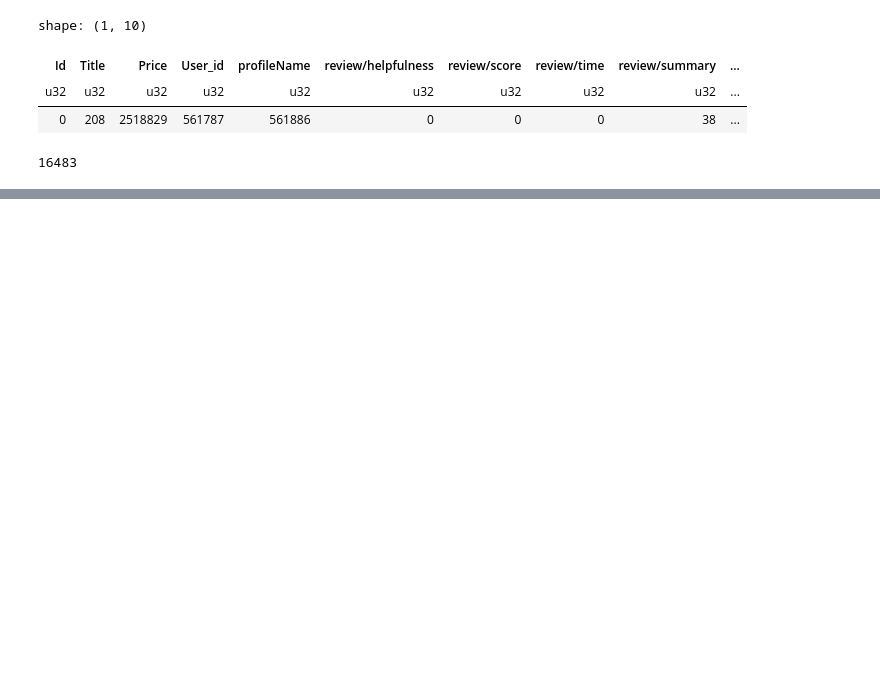
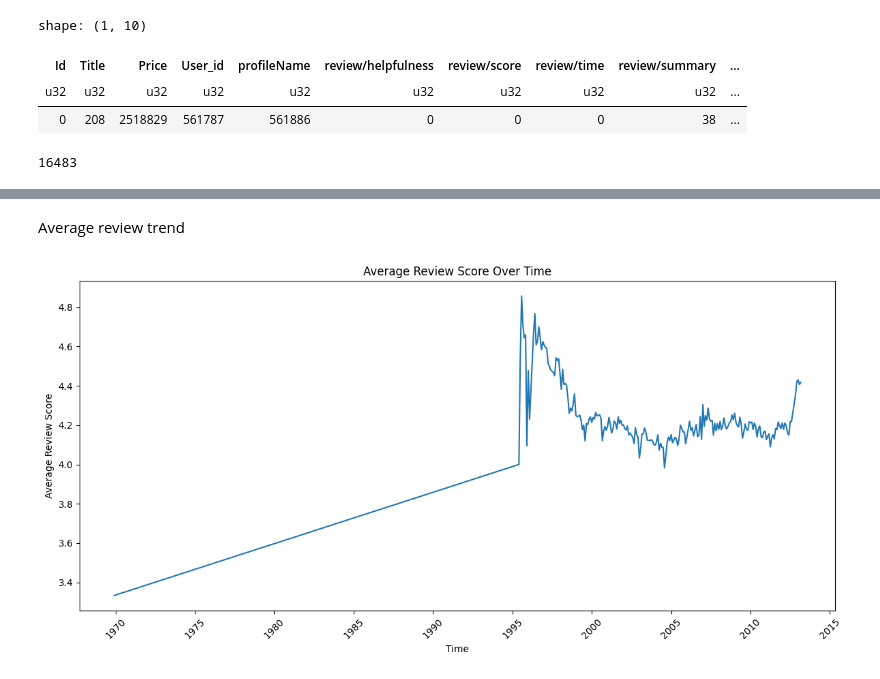
Before and after one commit to VIOLDAVE/Massive-Algorithm, a Jupyter notebook: Market.ipynb, the cells around one changed output, grey strips where cells are left out. Drawn from its saved outputs; the diff is of its cells as text; code cells hidden in the pictures; blank space fills up the shorter version.

```diff
--- a/Market.ipynb
+++ b/Market.ipynb
@@ -97,0 +151,20 @@ AttributeError: 'DataFrame' object has no attribute 'is_null'
+# %% [markdown]
+Average review trend
+# %%
+# Convert review/time to datetime
+df = df.with_columns(pl.from_epoch(pl.col("review/time")).cast(pl.Datetime).alias("review_datetime"))
+
+# Group by month and calculate the average review score
+monthly_avg_score = df.group_by(pl.col("review_datetime").dt.truncate("1mo")).agg(pl.mean("review/score").alias("average_score")).sort("review_datetime")
+
+#  average review score over time plot
+plt.figure(figsize=(12, 6))
+plt.plot(monthly_avg_score["review_datetime"], monthly_avg_score["average_score"])
+plt.title('Average Review Score Over Time')
+plt.xlabel('Time')
+plt.ylabel('Average Review Score')
+plt.xticks(rotation=45)
+plt.tight_layout()
+plt.show()
+# %% [output]
+[figure, added]
```
Also changed, not shown: parts of 10 cells of this notebook.
